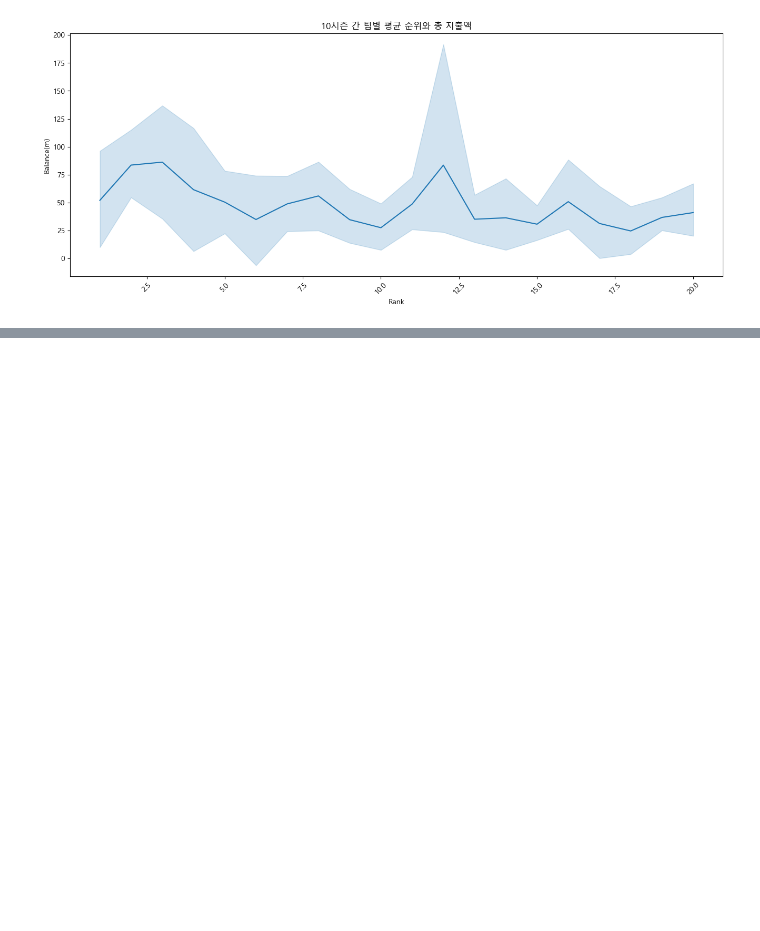
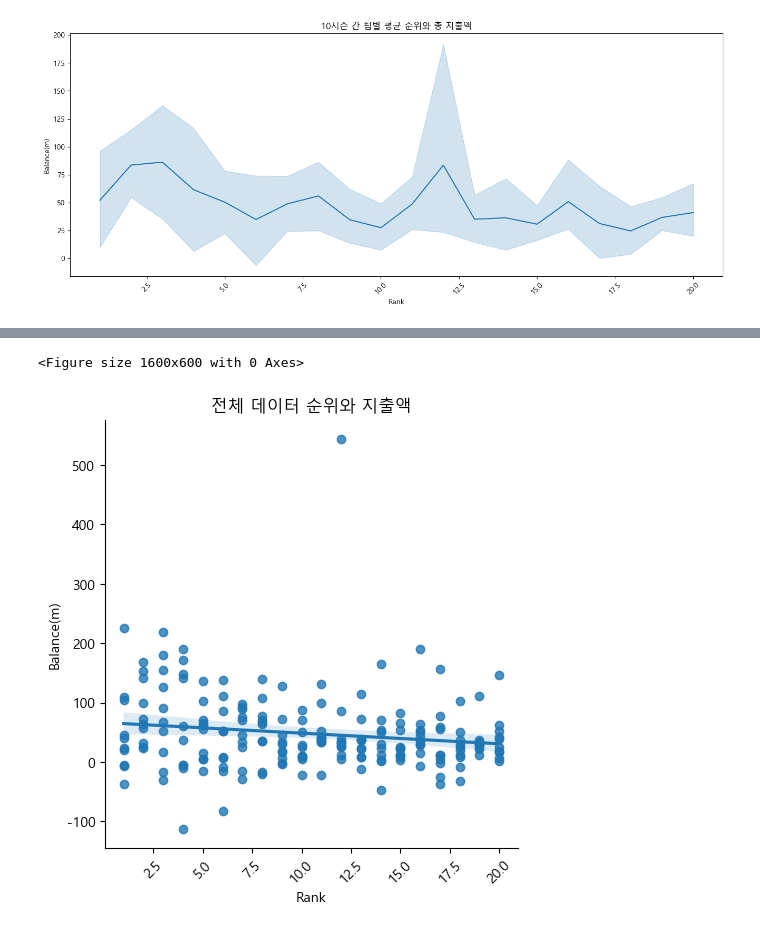
Before and after one commit to gingerman123/Soccer-Data, a Jupyter notebook: soccer_analysis.ipynb, the cells around one changed output, grey strips where cells are left out. Cells and saved outputs as stored; diff of their text form; code cells hidden in the pictures; blank space fills up the shorter version.

```diff
--- a/soccer_analysis.ipynb
+++ b/soccer_analysis.ipynb
@@ -350,0 +352,10 @@ plt.show()
+# %%
+# 전체 데이터 순위와 지출액
+plt.figure(figsize = (16,6))
+sns.lmplot(data = soccer,x = 'Rank', y = 'Balance(m)')
+plt.xticks(rotation = 45)
+plt.title('전체 데이터 순위와 지출액')
+plt.show()
+# %% [output]
+<Figure size 1600x600 with 0 Axes>
+[figure, added]
```
Also changed, not shown: parts of 7 cells of this notebook.
